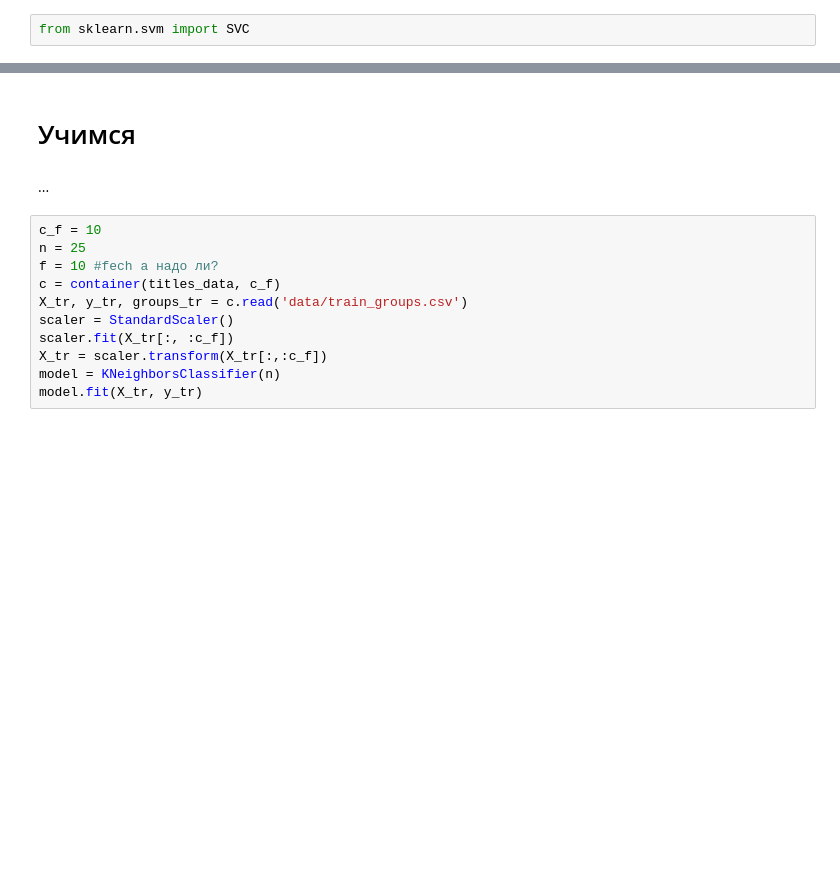
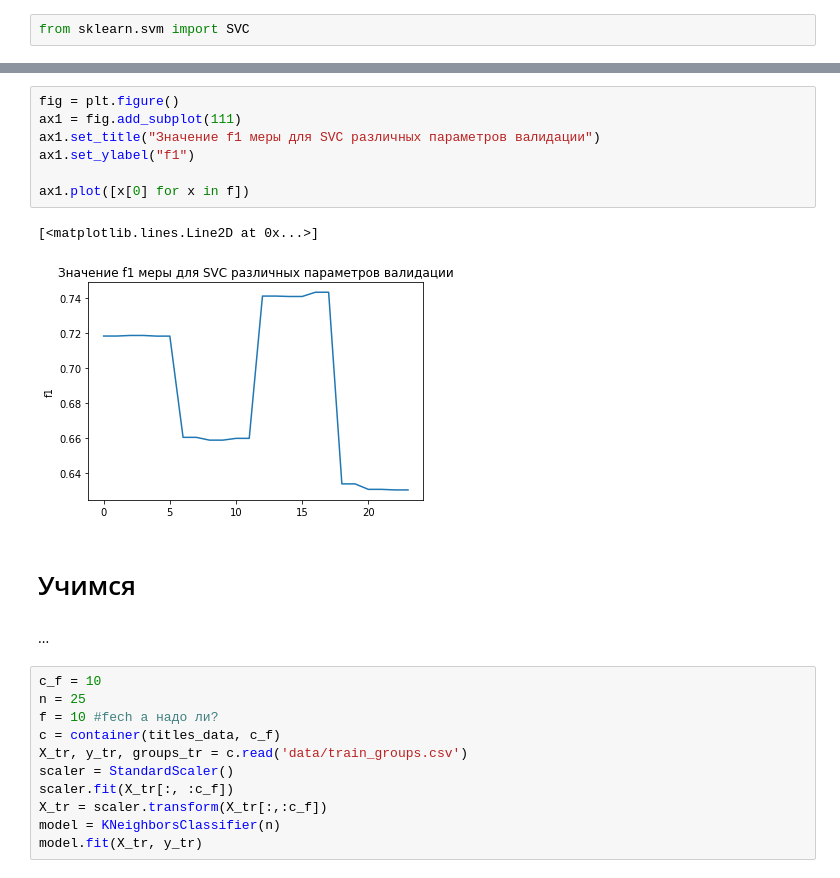
Before and after one commit to GSem-dev/ML1, a Jupyter notebook: galakhov_project.ipynb, the cells around one changed output, grey strips where cells are left out. Cells and saved outputs as stored; diff of their text form; blank space fills up the shorter version.

```diff
--- a/galakhov_project.ipynb
+++ b/galakhov_project.ipynb
@@ -488,3 +438,13 @@ max(f,key=lambda x: x[0])
+# %%
+fig = plt.figure()
+ax1 = fig.add_subplot(111)
+ax1.set_title("Значение f1 меры для SVC различных параметров валидации")
+ax1.set_ylabel("f1")
+
+ax1.plot([x[0] for x in f])
+# %% [output]
+[<matplotlib.lines.Line2D at 0x...>]
+[figure, added]
 # %% [markdown]
 # Учимся
 # %% [markdown]
```
Also changed, not shown: parts of 31 cells of this notebook.
